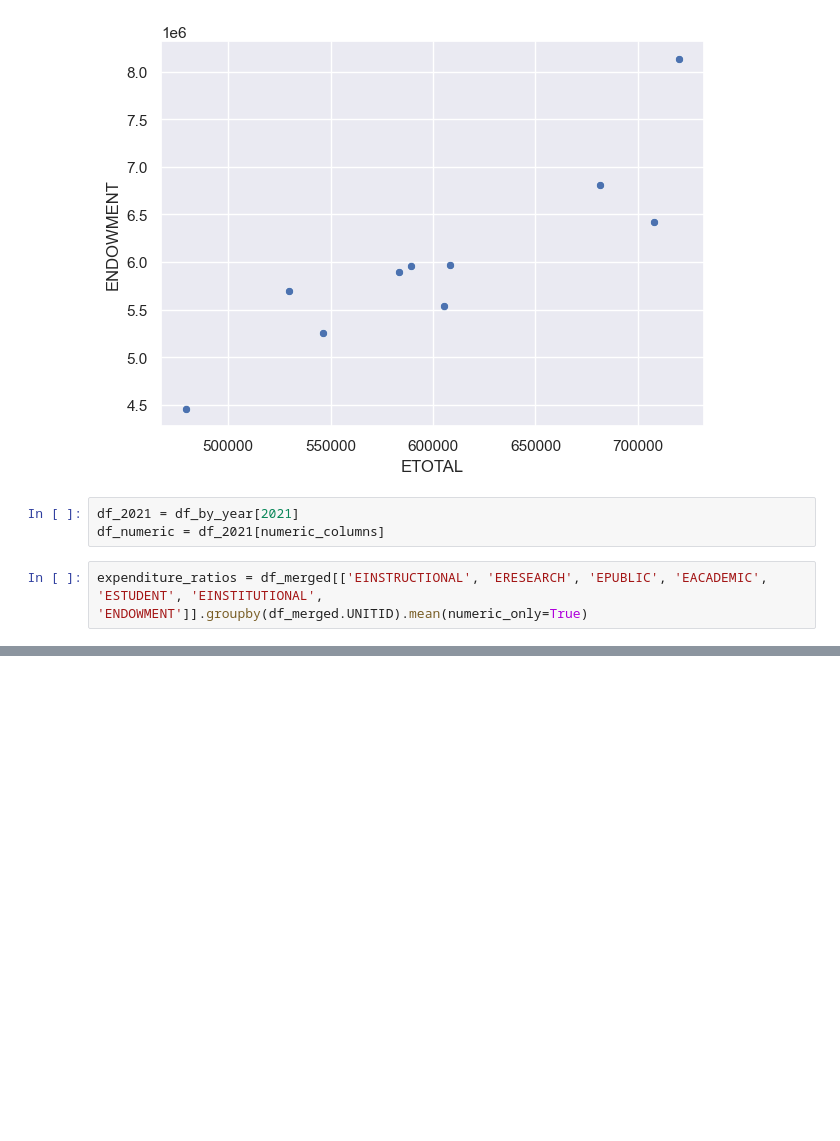
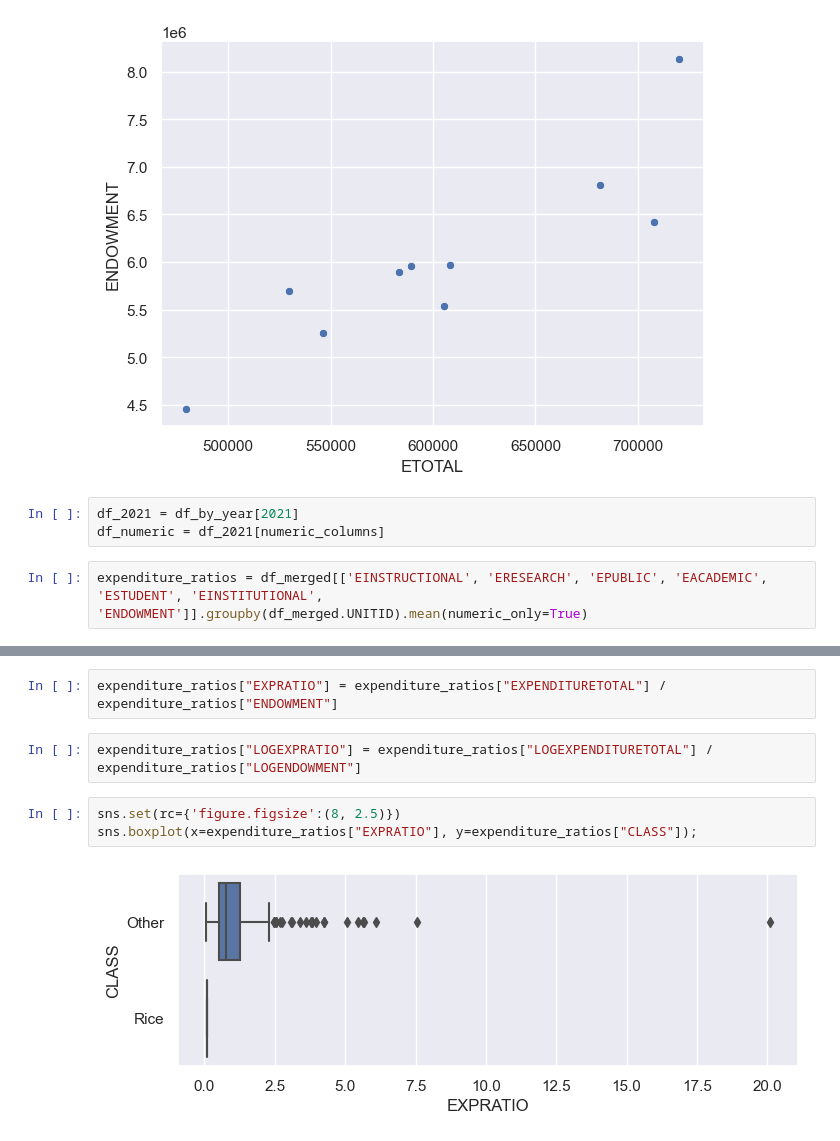
Before and after one commit to fadilf/college, a Jupyter notebook: EDA.ipynb, the cells around one changed output, grey strips where cells are left out. Drawn from its saved outputs; the diff is of its cells as text; blank space fills up the shorter version.

```diff
--- a/EDA.ipynb
+++ b/EDA.ipynb
@@ -119,0 +140,9 @@ sns.scatterplot(data=expenditure_ratios, x="ENDOWMENT", y="ETOTAL", hue="IS_RICE
+# %%
+expenditure_ratios["EXPRATIO"] = expenditure_ratios["EXPENDITURETOTAL"] / expenditure_ratios["ENDOWMENT"]
+# %%
+expenditure_ratios["LOGEXPRATIO"] = expenditure_ratios["LOGEXPENDITURETOTAL"] / expenditure_ratios["LOGENDOWMENT"]
+# %%
+sns.set(rc={'figure.figsize':(8, 2.5)})
+sns.boxplot(x=expenditure_ratios["EXPRATIO"], y=expenditure_ratios["CLASS"]);
+# %% [output]
+[figure, added]
```
Also changed, not shown: parts of 9 cells of this notebook.
